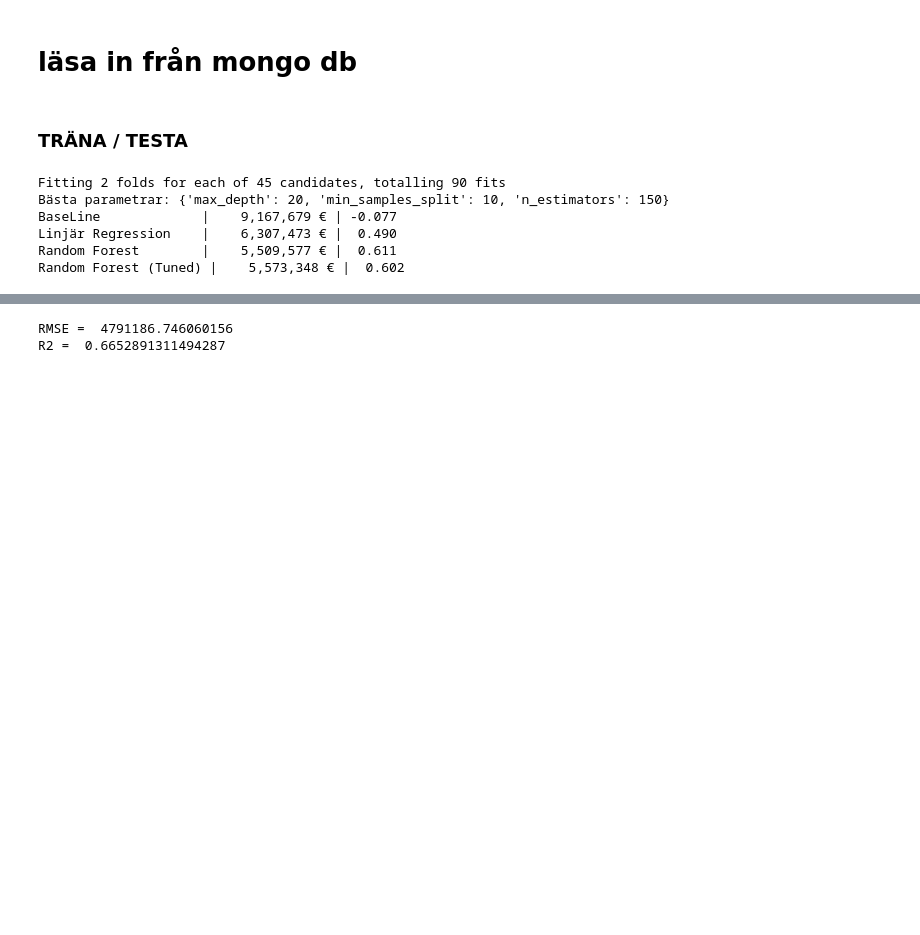
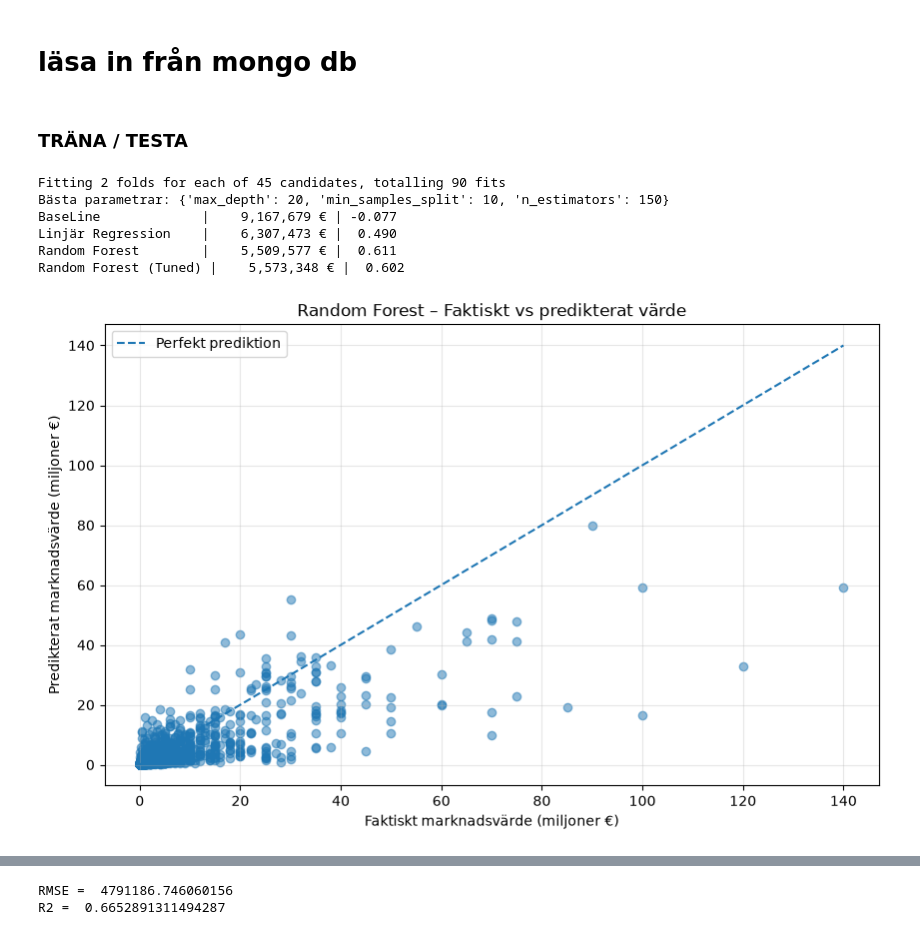
Before and after one commit to CallePalsson/football-player-value, a Jupyter notebook: sport_valuation.ipynb, the cells around one changed output, grey strips where cells are left out. Saved outputs shown, nothing was run; the diff lists cells and outputs as text; code cells hidden in the pictures; blank space fills up the shorter version.

```diff
--- a/sport_valuation.ipynb
+++ b/sport_valuation.ipynb
@@ -210,9 +246,6 @@ from sklearn.metrics import mean_squared_error, r2_score
 X_train_full, X_test, y_train_full, y_test = train_test_split(X,y, test_size=0.2, random_state=42)
 X_train, X_val, y_train, y_val = train_test_split(X_train_full, y_train_full, test_size=0.25, random_state=42)
 
-X_train = X_train.copy()
-X_val = X_val.copy()
-X_test = X_test.copy()
 
 age_imputer = SimpleImputer(strategy='mean')       # eller 'median'
 age_imputer.fit(X_train[['age']])                   # lär sig BARA från X_train
@@ -259,3 +292,43 @@ BaseLine             |    9,167,679 € | -0.077
 Linjär Regression    |    6,307,473 € |  0.490
 Random Forest        |    5,509,577 € |  0.611
 Random Forest (Tuned) |    5,573,348 € |  0.602
+# %%
+import matplotlib.pyplot as plt
+import numpy as np
+
+# Välj modellen
+model = models["Random Forest (Tuned)"]
+
+# Prediktera på validation-data
+log_preds = model.predict(X_val)
+preds = np.expm1(log_preds)
+
+# Scatterplot
+plt.figure(figsize=(10, 6))
+
+plt.scatter(
+    y_val / 1_000_000,
+    preds / 1_000_000,
+    alpha=0.5
+)
+
+# Perfekt prediktion: y = x
+min_value = min(y_val.min(), preds.min()) / 1_000_000
+max_value = max(y_val.max(), preds.max()) / 1_000_000
+
+plt.plot(
+    [min_value, max_value],
+    [min_value, max_value],
+    linestyle="--",
+    label="Perfekt prediktion"
+)
+
+plt.xlabel("Faktiskt marknadsvärde (miljoner €)")
+plt.ylabel("Predikterat marknadsvärde (miljoner €)")
+plt.title("Random Forest – Faktiskt vs predikterat värde")
+
+plt.legend()
+plt.grid(alpha=0.3)
+plt.show()
+# %% [output]
+[figure, added]
```
Also changed, not shown: parts of 8 cells of this notebook, 3 other files.
